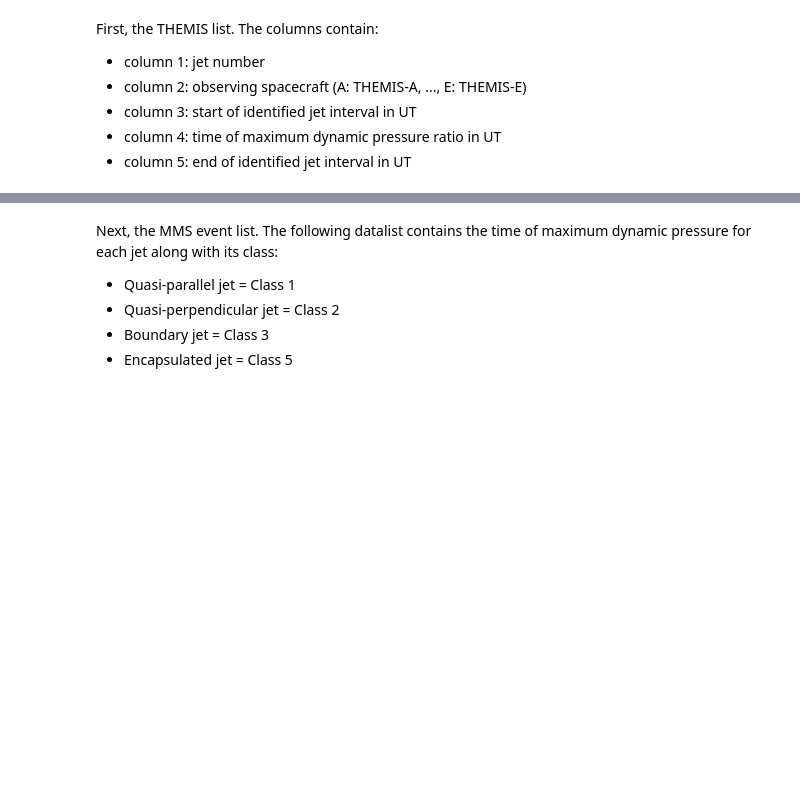
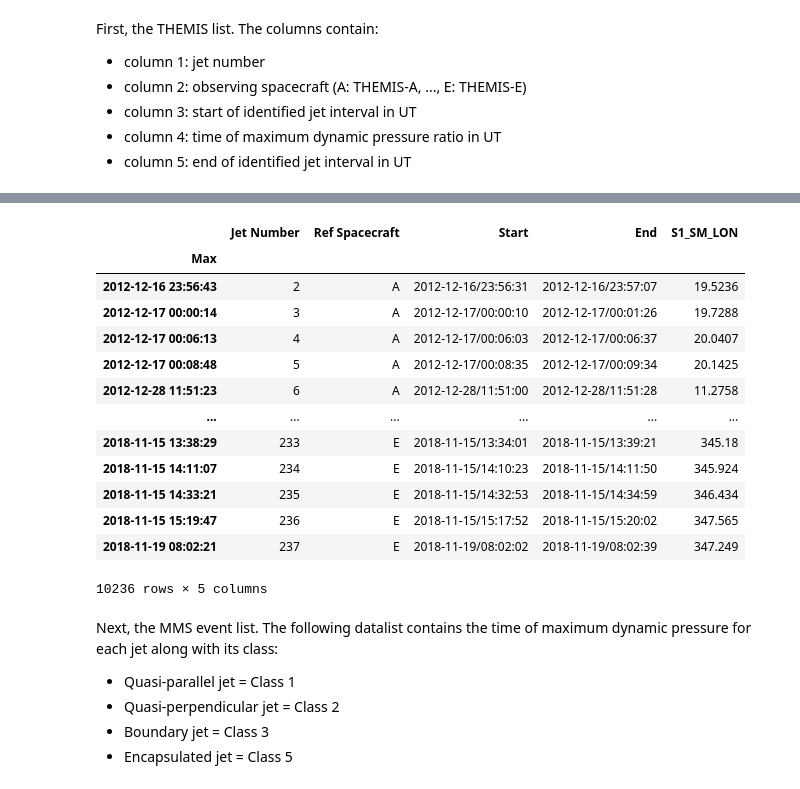
Before and after one commit to KCollins/postdoc, a Jupyter notebook: Pc5 Plots.ipynb, the cells around one changed output, grey strips where cells are left out. Saved outputs shown, nothing was run; the diff lists cells and outputs as text; code cells hidden in the pictures; blank space fills up the shorter version.

Commit message:
Ran 3-hour computation of THEMIS events table; updated CSV and PKL files.

```diff
--- a/Pc5 Plots.ipynb
+++ b/Pc5 Plots.ipynb
@@ -151,3 +129,59 @@ KeyboardInterrupt:
+# %%
+# code for checking S/C locations:
+
+
+# Let's start by adding columns for SM latitude coordinates of our spacecraft.
+themis_events["S1_SM_LON"] = " "
+from IPython.display import clear_output
+
+
+for event in tqdm(range(len(themis_events))):
+# for event in tqdm(range(10), leave=True):
+# for event in (tqdm(range(10))):
+    clear_output(wait=True)   # workaround bc tqdm isn't working properly...
+    try:
+        epoch = themis_events.index[event].to_pydatetime()
+
+        data = cdas.get_data(
+            'sp_phys',
+            'TH' + themis_events.iloc[event]['Ref Spacecraft']+ '_OR_SSC',
+            epoch,
+            epoch + datetime.timedelta(minutes=15),
+            ['SM_LON']
+        )
+        themis_events.loc[epoch, 'S1_SM_LON'] = data['SM_LON'][0]
+    except Exception as e:
+        # tqdm.write(e)
+        continue
+    # getattr(tqdm, '_instances', {}).clear()  # ⬅ add this line
+    # pass
+
+themis_events.head()
+
+
+# And finally, write them to recoverable files:
+themis_events.to_csv('themis_event_list_with_coords.csv', encoding='utf-8')
+themis_events.to_pickle('themis_event_list_with_coords.pkl')
+
+# with open('themis_event_list_with_coords.pkl', 'rb') as f:
+#     themis_events = pickle.load(f)
+
+themis_events
+# %% [output]
+|  | Jet Number | Ref Spacecraft | Start | End | S1_SM_LON |
+| Max |  |  |  |  |  |
+| 2012-12-16 23:56:43 | 2 | A | 2012-12-16/23:56:31 | 2012-12-16/23:57:07 | 19.5236 |
+| 2012-12-17 00:00:14 | 3 | A | 2012-12-17/00:00:10 | 2012-12-17/00:01:26 | 19.7288 |
+| 2012-12-17 00:06:13 | 4 | A | 2012-12-17/00:06:03 | 2012-12-17/00:06:37 | 20.0407 |
+| 2012-12-17 00:08:48 | 5 | A | 2012-12-17/00:08:35 | 2012-12-17/00:09:34 | 20.1425 |
+| 2012-12-28 11:51:23 | 6 | A | 2012-12-28/11:51:00 | 2012-12-28/11:51:28 | 11.2758 |
+| ... | ... | ... | ... | ... | ... |
+| 2018-11-15 13:38:29 | 233 | E | 2018-11-15/13:34:01 | 2018-11-15/13:39:21 | 345.18 |
+| 2018-11-15 14:11:07 | 234 | E | 2018-11-15/14:10:23 | 2018-11-15/14:11:50 | 345.924 |
+| 2018-11-15 14:33:21 | 235 | E | 2018-11-15/14:32:53 | 2018-11-15/14:34:59 | 346.434 |
+| 2018-11-15 15:19:47 | 236 | E | 2018-11-15/15:17:52 | 2018-11-15/15:20:02 | 347.565 |
+| 2018-11-19 08:02:21 | 237 | E | 2018-11-19/08:02:02 | 2018-11-19/08:02:39 | 347.249 |
+10236 rows × 5 columns
 # %% [markdown]
 Next, the MMS event list. The following datalist contains the time of maximum dynamic pressure for each jet along with its class:
 * Quasi-parallel jet = Class 1
```
Also changed, not shown: parts of 4 cells of this notebook, 2 other files.
